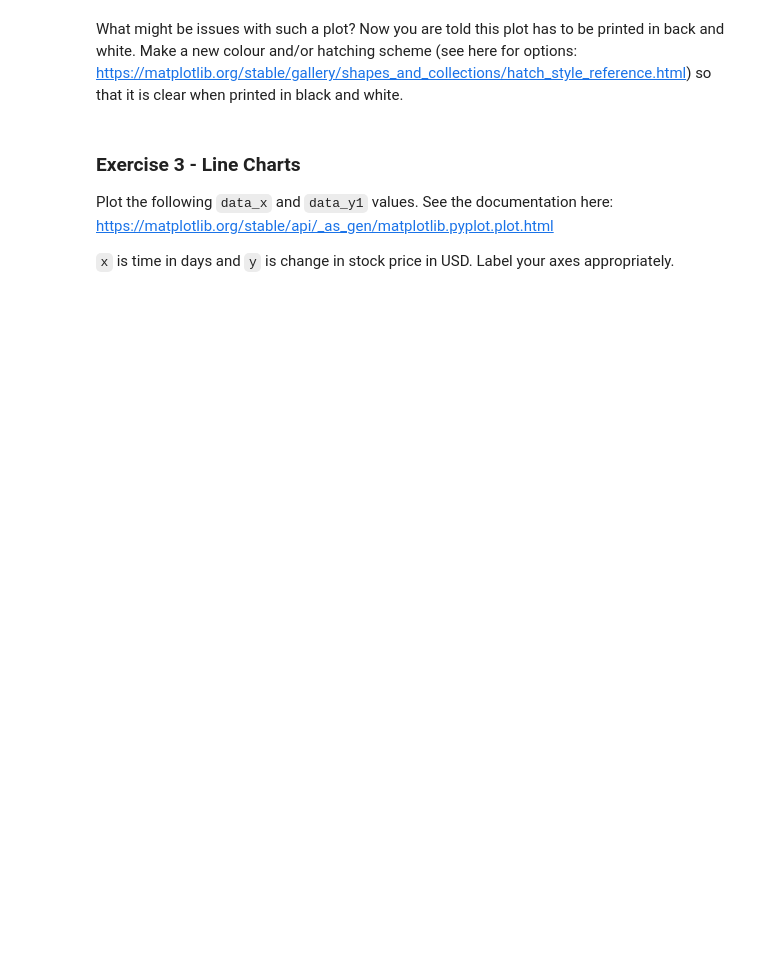
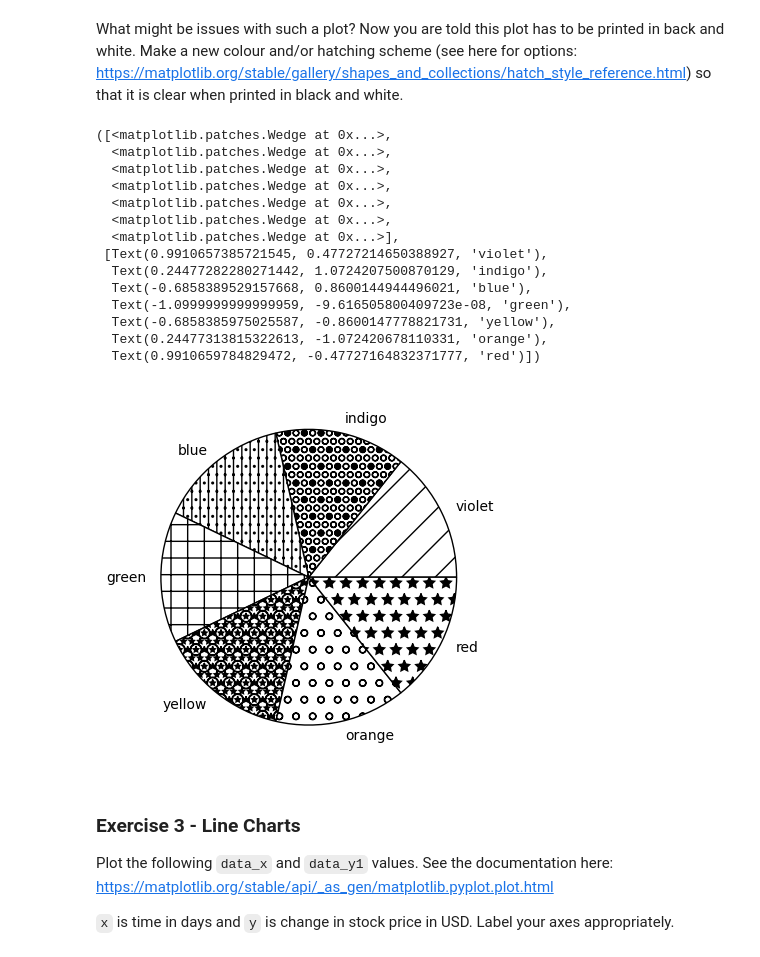
Before and after one commit to abbeywaldron/research_methods_2025, a Jupyter notebook: visualisation_1.ipynb, the cells around one changed output. Saved outputs shown, nothing was run; the diff lists cells and outputs as text; code cells hidden in the pictures; blank space fills up the shorter version.

```diff
--- a/visualisation_1.ipynb
+++ b/visualisation_1.ipynb
@@ -49,5 +72,28 @@ For a list of named colours see here: https://matplotlib.org/stable/gallery/colo
 # %% [markdown]
 What might be issues with such a plot?  Now you are told this plot has to be printed in back and white.  Make a new colour and/or hatching scheme (see here for options: https://matplotlib.org/stable/gallery/shapes_and_collections/hatch_style_reference.html) so that it is clear when printed in black and white.
+# %%
+hatches = ['/', 'O.O', '.||.', '+', '**O', 'o', '*']
+white_colours = []
+for pie in equal_pie :
+    white_colours.append('white')
+fig, ax = plt.subplots()
+ax.pie(equal_pie, labels=equal_labels, colors=white_colours, wedgeprops={'edgecolor': 'black'}, hatch=hatches)
+# %% [output]
+([<matplotlib.patches.Wedge at 0x...>,
+  <matplotlib.patches.Wedge at 0x...>,
+  <matplotlib.patches.Wedge at 0x...>,
+  <matplotlib.patches.Wedge at 0x...>,
+  <matplotlib.patches.Wedge at 0x...>,
+  <matplotlib.patches.Wedge at 0x...>,
+  <matplotlib.patches.Wedge at 0x...>],
+ [Text(0.9910657385721545, 0.47727214650388927, 'violet'),
+  Text(0.24477282280271442, 1.0724207500870129, 'indigo'),
+  Text(-0.6858389529157668, 0.8600144944496021, 'blue'),
+  Text(-1.0999999999999959, -9.616505800409723e-08, 'green'),
+  Text(-0.6858385975025587, -0.8600147778821731, 'yellow'),
+  Text(0.24477313815322613, -1.072420678110331, 'orange'),
+  Text(0.9910659784829472, -0.47727164832371777, 'red')])
+[figure, added]
 # %% [markdown]
 ### Exercise 3 - Line Charts
 
```
Also changed, not shown: parts of 6 cells of this notebook.
